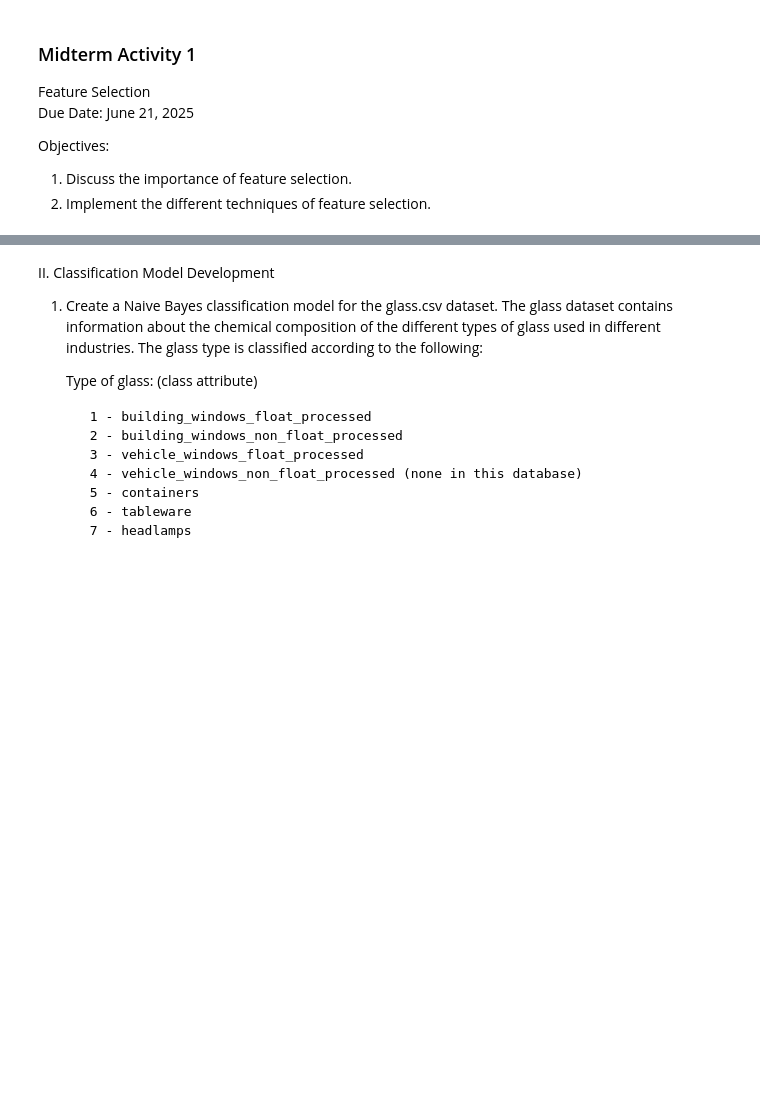
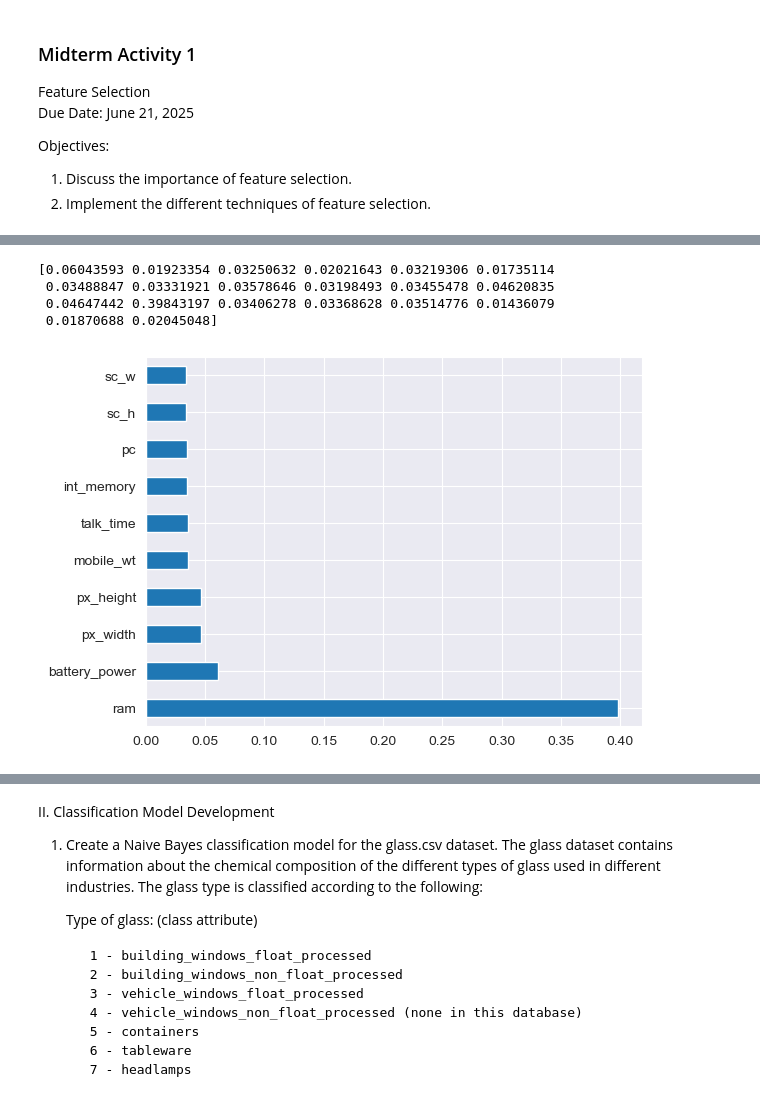
Before and after one commit to Nikkochoy/Data_Mining_Activities, a Jupyter notebook: Activities/Choy_Maga_M01.ipynb, the cells around one changed output, grey strips where cells are left out. Saved outputs shown, nothing was run; the diff lists cells and outputs as text; code cells hidden in the pictures; blank space fills up the shorter version.

Commit message:
Did Exploring Feature Selection section

```diff
--- a/Activities/Choy_Maga_M01.ipynb
+++ b/Activities/Choy_Maga_M01.ipynb
@@ -8,0 +11,17 @@ Objectives:
+# %%
+import pandas as pd
+import numpy as np
+from sklearn.feature_selection import SelectKBest
+from sklearn.feature_selection import chi2
+data = pd.read_csv("../data/train.csv")
+X = data.iloc[:,0:20] #independent columns
+y = data.iloc[:,-1] #target column i.e price range
+#apply SelectKBest class to extract top 10 best features
+bestfeatures = SelectKBest(score_func=chi2, k=10)
+fit = bestfeatures.fit(X,y)
+dfscores = pd.DataFrame(fit.scores_)
+dfcolumns = pd.DataFrame(X.columns)
+#concat two dataframes for better visualization
+featureScores = pd.concat([dfcolumns,dfscores],axis=1)
+featureScores.columns = ['Specs','Score'] #naming the dataframe columns
+print(featureScores.nlargest(10,'Score')) #print 10 best features
@@ -8,0 +40,18 @@ Objectives:
+# %%
+X = data.iloc[:,0:20] #independent columns
+y = data.iloc[:,-1] #target column i.e price range
+from sklearn.ensemble import ExtraTreesClassifier
+import matplotlib.pyplot as plt
+model = ExtraTreesClassifier()
+model.fit(X,y)
+print(model.feature_importances_) #use inbuilt class feature_importances of tree based classifiers
+#plot graph of feature importances for better visualization
+feat_importances = pd.Series(model.feature_importances_, index=X.columns)
+feat_importances.nlargest(10).plot(kind='barh')
+plt.show()
+# %% [output]
+[0.06043593 0.01923354 0.03250632 0.02021643 0.03219306 0.01735114
+ 0.03488847 0.03331921 0.03578646 0.03198493 0.03455478 0.04620835
+ 0.04647442 0.39843197 0.03406278 0.03368628 0.03514776 0.01436079
+ 0.01870688 0.02045048]
+[figure, added]
```
Also changed, not shown: parts of 3 cells of this notebook, 1 other file.
